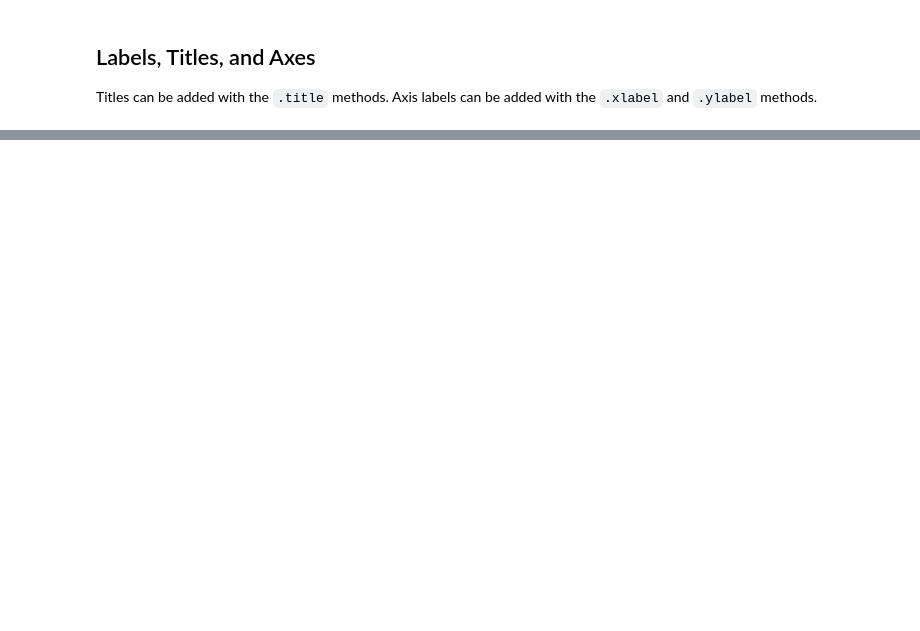
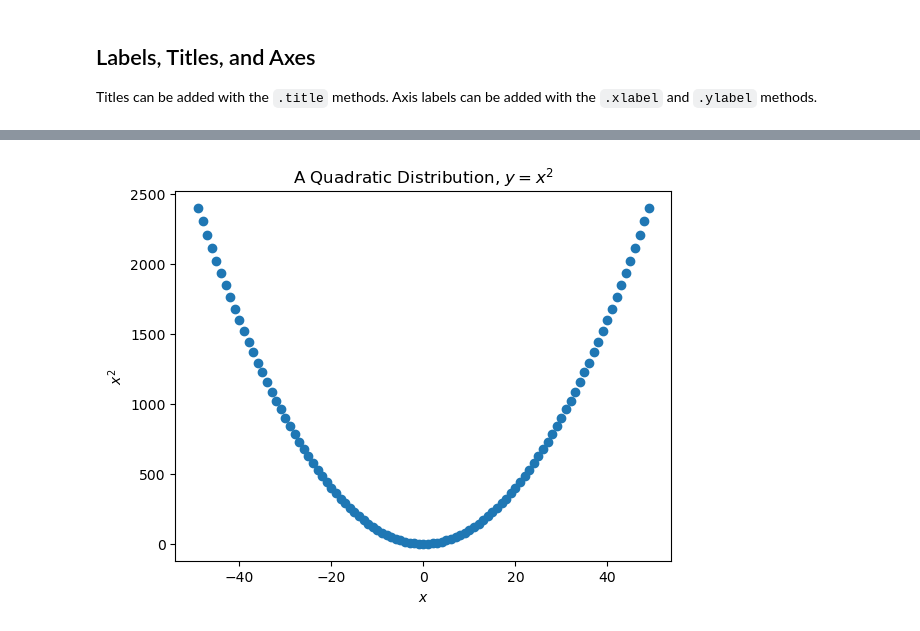
Before and after one commit to RichardAlcabes22/codeup_review, a Jupyter notebook: 3-data_science_libraries/00_matplotlib_lesson.ipynb, the cells around one changed output, grey strips where cells are left out. Cells and saved outputs as stored; diff of their text form; code cells hidden in the pictures; blank space fills up the shorter version.

```diff
--- a/3-data_science_libraries/00_matplotlib_lesson.ipynb
+++ b/3-data_science_libraries/00_matplotlib_lesson.ipynb
@@ -108,0 +116,10 @@ Titles can be added with the `.title` methods. Axis labels can be added with t
+# %%
+x = list(range(-49, 50))
+y = [n ** 2 for n in x]
+plt.scatter(x, y)
+plt.title('A Quadratic Distribution, $y = x^2$')
+plt.xlabel('$x$')
+plt.ylabel('$x^2$')
+plt.show()
+# %% [output]
+[figure, added]
```
Also changed, not shown: parts of 4 cells of this notebook.
